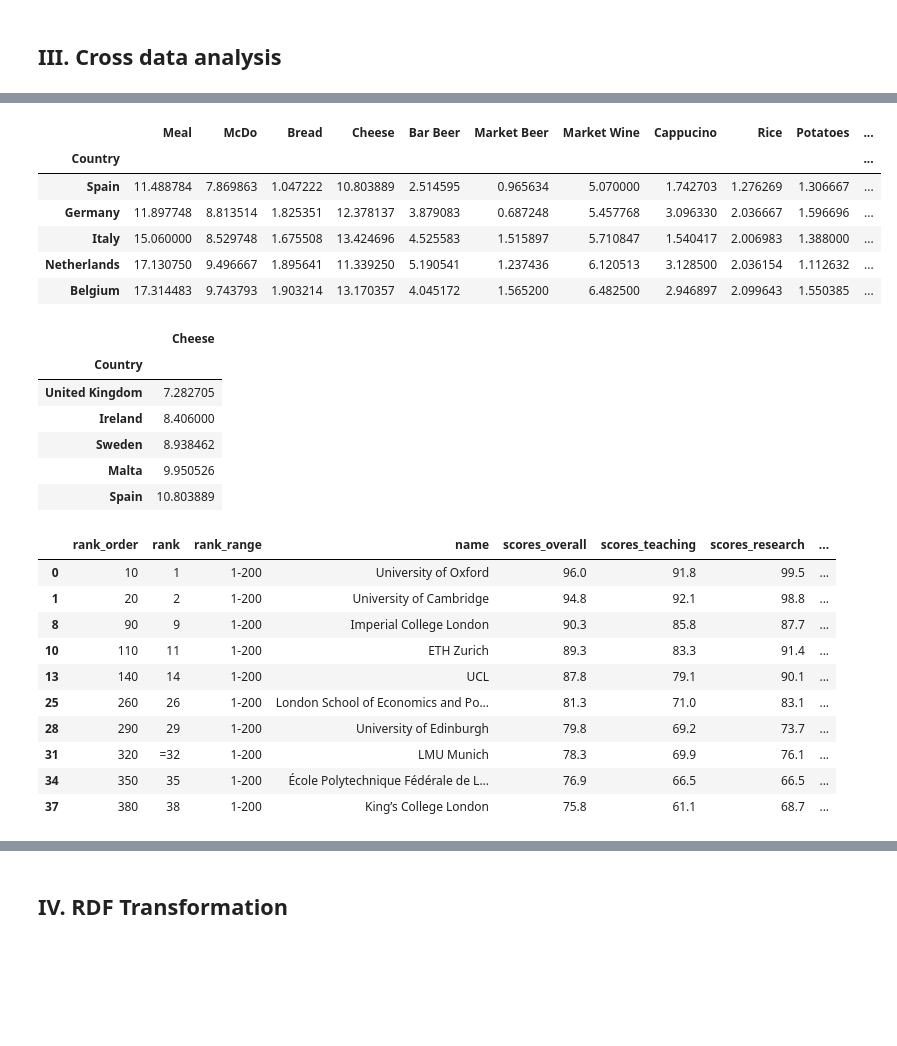
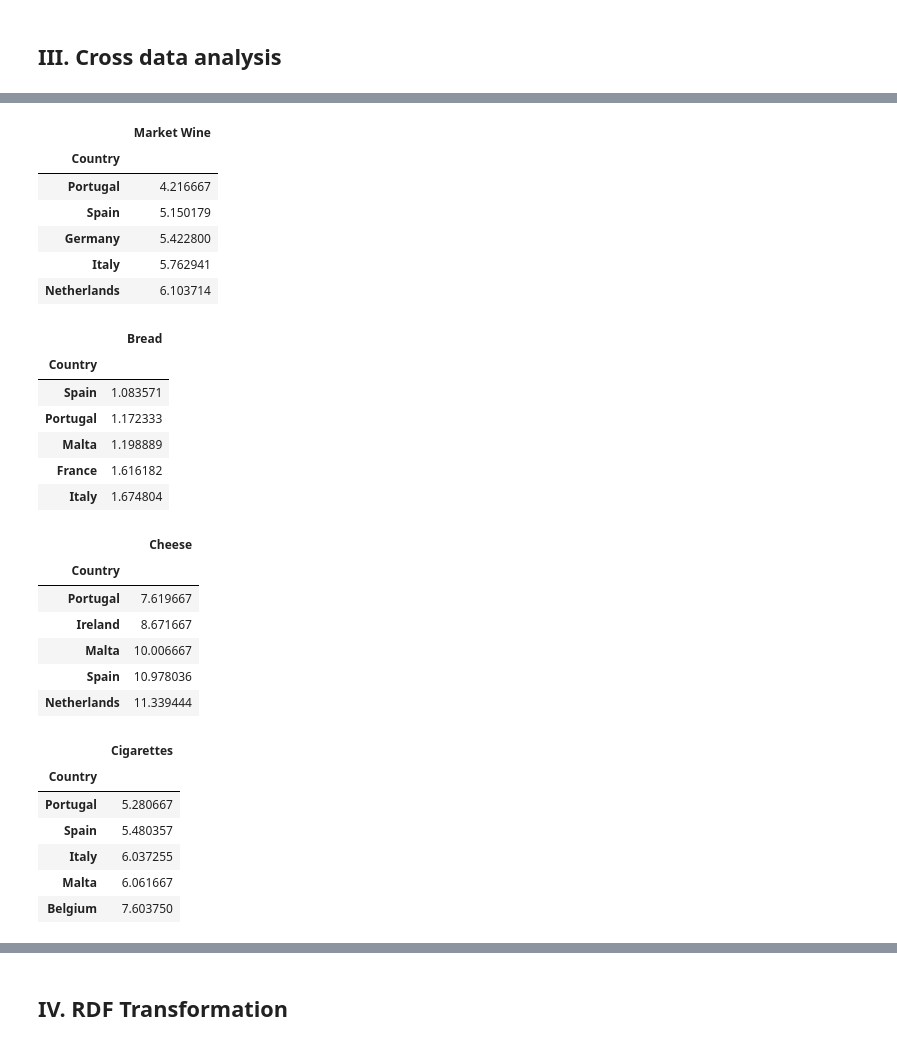
Before and after one commit to tatouti/DatabasePD, a Jupyter notebook: Erasmus_DataAnalysis.ipynb, the cells around one changed output, grey strips where cells are left out. Saved outputs shown, nothing was run; the diff lists cells and outputs as text; code cells hidden in the pictures; blank space fills up the shorter version.

```diff
--- a/Erasmus_DataAnalysis.ipynb
+++ b/Erasmus_DataAnalysis.ipynb
@@ -220,8 +220,8 @@ cof = cof.set_axis(nameColumns, axis=1)
 cof = cof[cof['Apartment'].isna()==False]
 
 # Drop not used columns
-cof = cof.drop(columns=['Meal','Bread','Cheese','Market Beer','Market Wine','Rice','Potatoes','Water',
-                        'Cigarettes','One Ticket','Monthly Pass','Mobile','Internet','Cinema','Jeans'])
+cof = cof.drop(columns=['Meal','Market Beer','Rice','Potatoes','Water',
+                        'One Ticket','Monthly Pass','Mobile','Internet','Cinema','Jeans'])
 
 # Keep only the cities present in the erasmus dataset by using clean_name function
 cof['City'] = cof['City'].map(clean_name)
@@ -684,5 +683,5 @@ cofRatio[(cofRatio['City'].isin(tempCity)) & (cofRatio['Country'].isin(tempCount
 # %%
-erasmusFR=erasmus_df[erasmus_df['Participant Nationality']=='France'].groupby('Receiving Country').count().sort_values(by='Academic Year',ascending=False).head(10).Participants
+erasmusFR=erasmus_df[erasmus_df['Participant Nationality']=='France'].groupby('Receiving Country').count().sort_values(by='Mobility Duration',ascending=False).head(10).isStudent
 erasmusFR.plot(kind='bar',title="Where the French go the most",figsize=(15,7))
 # %% [output]
 <AxesSubplot:title={'center':'Where the French go the most'}, xlabel='Receiving Country'>
@@ -690,42 +689,37 @@ erasmusFR.plot(kind='bar',title="Where the French go the most",figsize=(15,7))
 # %%
 cofFr = cof.drop('City',axis=1)
-display(cofFr[cofFr["Country"].isin(erasmusFR.index)].groupby('Country').mean().sort_values(by='Market Wine',ascending=True).head(),
-        cofFr[cofFr["Country"].isin(erasmusFR.index)].groupby('Country').mean().sort_values(by='Cheese',ascending=True).Cheese.head().to_frame())
+temp = cofFr[cofFr["Country"].isin(erasmusFR.index)].groupby('Country').mean().sort_values(by='Market Wine',ascending=True)
+
+display(temp['Market Wine'].head().to_frame(),
+        cofFr[cofFr["Country"].isin(erasmusFR.index)].groupby('Country').mean().sort_values(by='Bread',ascending=True).Bread.head().to_frame(),
+        cofFr[cofFr["Country"].isin(erasmusFR.index)].groupby('Country').mean().sort_values(by='Cheese',ascending=True).Cheese.head().to_frame(),
+        cofFr[cofFr["Country"].isin(erasmusFR.index)].groupby('Country').mean().sort_values(by='Cigarettes',ascending=True).Cigarettes.head().to_frame())
 # %% [output]
-|  | Meal | McDo | Bread | Cheese | Bar Beer | Market Beer | Market Wine | Cappucino | Rice | Potatoes | ... |
-| Country |  |  |  |  |  |  |  |  |  |  | ... |
-| Spain | 11.488784 | 7.869863 | 1.047222 | 10.803889 | 2.514595 | 0.965634 | 5.070000 | 1.742703 | 1.276269 | 1.306667 | ... |
-| Germany | 11.897748 | 8.813514 | 1.825351 | 12.378137 | 3.879083 | 0.687248 | 5.457768 | 3.096330 | 2.036667 | 1.596696 | ... |
-| Italy | 15.060000 | 8.529748 | 1.675508 | 13.424696 | 4.525583 | 1.515897 | 5.710847 | 1.540417 | 2.006983 | 1.388000 | ... |
-| Netherlands | 17.130750 | 9.496667 | 1.895641 | 11.339250 | 5.190541 | 1.237436 | 6.120513 | 3.128500 | 2.036154 | 1.112632 | ... |
-| Belgium | 17.314483 | 9.743793 | 1.903214 | 13.170357 | 4.045172 | 1.565200 | 6.482500 | 2.946897 | 2.099643 | 1.550385 | ... |
+|  | Market Wine |
+| Country |  |
+| Portugal | 4.216667 |
+| Spain | 5.150179 |
+| Germany | 5.422800 |
+| Italy | 5.762941 |
+| Netherlands | 6.103714 |
-|  | Cheese |
+|  | Bread |
 | Country |  |
-| United Kingdom | 7.282705 |
-| Ireland | 8.406000 |
-| Sweden | 8.938462 |
-| Malta | 9.950526 |
-| Spain | 10.803889 |
+| Spain | 1.083571 |
+| Portugal | 1.172333 |
+| Malta | 1.198889 |
+| France | 1.616182 |
+| Italy | 1.674804 |
+|  | Cheese |
+| Country |  |
+| Portugal | 7.619667 |
+| Ireland | 8.671667 |
+| Malta | 10.006667 |
+| Spain | 10.978036 |
+| Netherlands | 11.339444 |
+|  | Cigarettes |
+| Country |  |
+| Portugal | 5.280667 |
+| Spain | 5.480357 |
+| Italy | 6.037255 |
+| Malta | 6.061667 |
+| Belgium | 7.603750 |
-# %%
-import awoc
-# Initialize the AWOC class.
-my_world = awoc.AWOC()
-
-# Let's retrieve the full list of nations of Europe.
-countries_of_europe = my_world.get_countries_list_of('Europe')
-
-# Show unies only in Europe
-rankEU=rank2019[rank2019['location'].isin(countries_of_europe)]
-rankEU.head(10)
-# %% [output]
-|  | rank_order | rank | rank_range | name | scores_overall | scores_teaching | scores_research | ... |
-| 0 | 10 | 1 | 1-200 | University of Oxford | 96.0 | 91.8 | 99.5 | ... |
-| 1 | 20 | 2 | 1-200 | University of Cambridge | 94.8 | 92.1 | 98.8 | ... |
-| 8 | 90 | 9 | 1-200 | Imperial College London | 90.3 | 85.8 | 87.7 | ... |
-| 10 | 110 | 11 | 1-200 | ETH Zurich | 89.3 | 83.3 | 91.4 | ... |
-| 13 | 140 | 14 | 1-200 | UCL | 87.8 | 79.1 | 90.1 | ... |
-| 25 | 260 | 26 | 1-200 | London School of Economics and Po... | 81.3 | 71.0 | 83.1 | ... |
-| 28 | 290 | 29 | 1-200 | University of Edinburgh | 79.8 | 69.2 | 73.7 | ... |
-| 31 | 320 | =32 | 1-200 | LMU Munich | 78.3 | 69.9 | 76.1 | ... |
-| 34 | 350 | 35 | 1-200 | École Polytechnique Fédérale de L... | 76.9 | 66.5 | 66.5 | ... |
-| 37 | 380 | 38 | 1-200 | King’s College London | 75.8 | 61.1 | 68.7 | ... |
```
Also changed, not shown: parts of 10 cells of this notebook.
